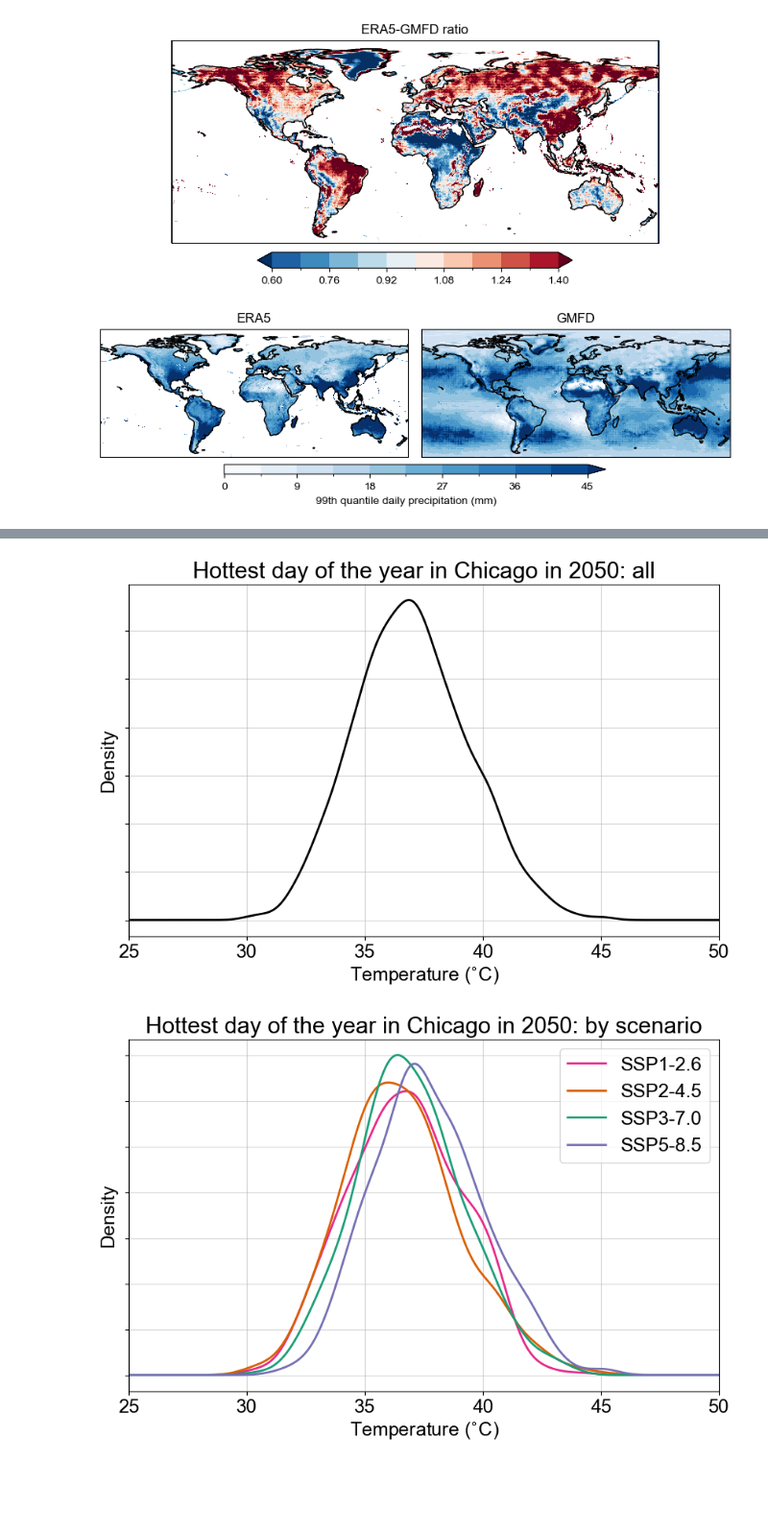
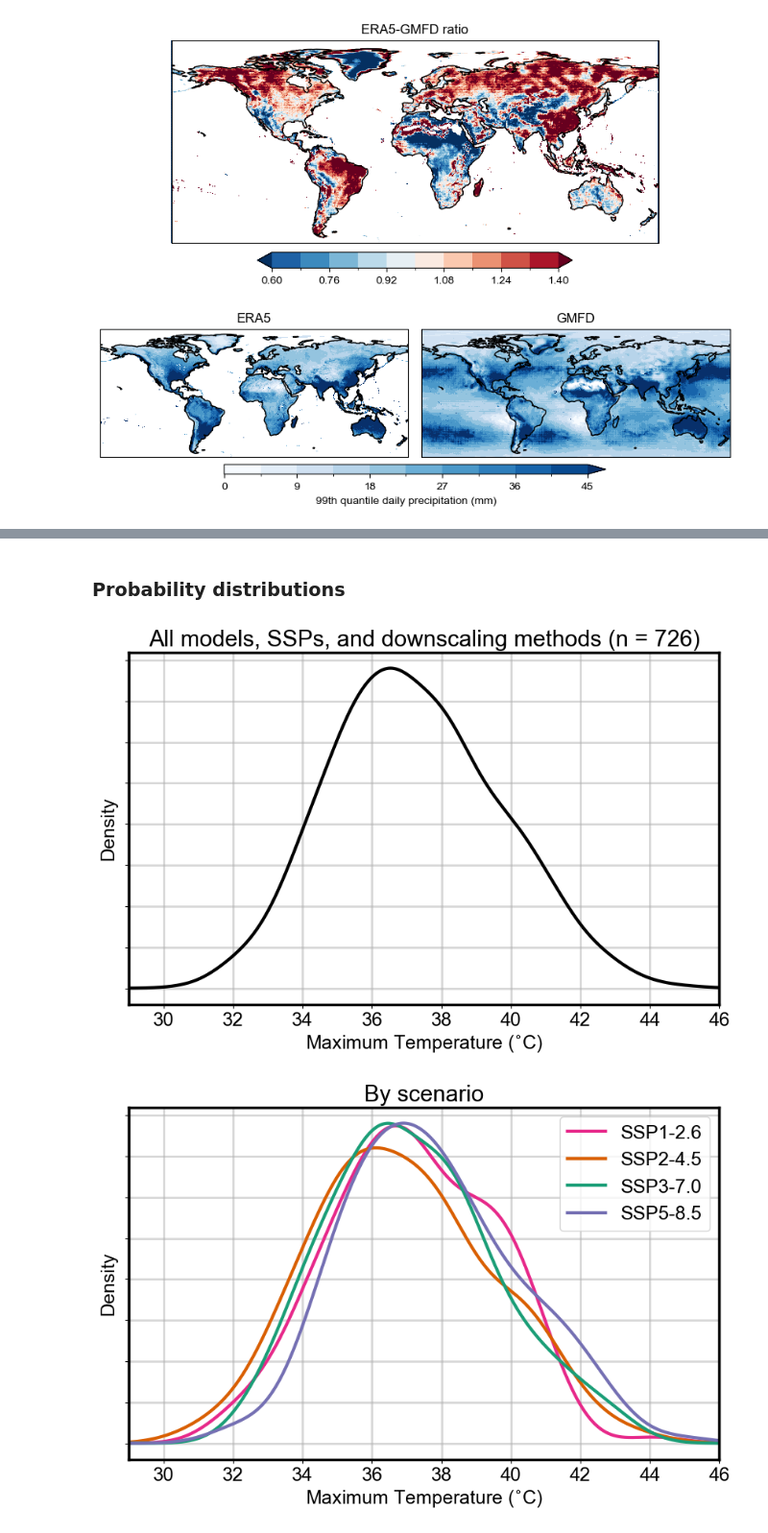
Before and after one commit to david0811/lafferty-sriver_2023_npjCliAtm, a Jupyter notebook: code/06b_supplementary_plots.ipynb, the cells around one changed output, grey strips where cells are left out. Shown at 96% size. Cells and saved outputs as stored; diff of their text form; code cells hidden in the pictures; blank space fills up the shorter version.

```diff
--- a/code/06b_supplementary_plots.ipynb
+++ b/code/06b_supplementary_plots.ipynb
@@ -11,6 +11,7 @@ plt.rcParams['font.family'] = 'sans-serif'
 plt.rcParams['font.sans-serif'] = 'Arial'
 plt.rcParams['font.size'] = 18
 plt.rcParams['pdf.fonttype'] = 42
+plt.rcParams["axes.linewidth"] = 2.50
 
 import cartopy.crs as ccrs
 import regionmask
@@ -442,5 +450,12 @@ def read_and_process(ensemble, path_in, model, metric, submetric, submetric_var,
+# %% [markdown]
+### Probability distributions
 # %%
 # Chicago, IL
 lat, lon = 41.882, -87.628
+
+# Common models
+models = ['CanESM5', 'EC-Earth3', 'GFDL-ESM4', 'MIROC6', 'UKESM1-0-LL']
+
+var_id = 'tasmax'
 # %%
 # Read all combinations
@@ -477,35 +494,47 @@ df_mid = df.query('time >= 2045 and time <= 2055')
 # Raw plot
 fig, ax = plt.subplots(figsize=(10,6))
 
-df_mid['tasmax'].plot.kde(ax=ax, color='black', lw=2)
+df_mid[var_id].plot.kde(ax=ax, color='black', lw=3)
 
-ax.set_title('Hottest day of the year in Chicago in 2050: all')
-ax.set_xlabel('Temperature ($\!^\circ\!$C)')
-ax.set_xlim([25,50])
+ax.set_title('All models, SSPs, and downscaling methods (n = ' + str(len(df_mid)) + ')')
+ax.set_xlabel('Maximum Temperature ($\!^\circ\!$C)')
+ax.set_xlim([29,46])
+# ax.set_xlabel('Precipitation (mm)')
+# ax.set_xlim([0,150])
 ax.set_yticklabels([])
-ax.grid(alpha=0.5)
-plt.savefig('../figs/supplementary/timeseries/Chicago_max_tasmax_raw.png', dpi=600)
+ax.grid(alpha=0.5, lw=2)
+plt.savefig('../figs/supplementary/timeseries/Chicago_max_' + var_id + '_raw.png', dpi=600)
 # %% [output]
-[figure, old version]
+[figure, new version]
 # %%
 # SSP plot
 ssp_color_dict = {'ssp126':'#e7298a', 'ssp245':'#d95f02', 'ssp370':'#1b9e77', 'ssp585':'#7570b3'}
 
 fig, ax = plt.subplots(figsize=(10,6))
 
-df_mid.query('ssp == "ssp126"')['tasmax'].plot.kde(ax=ax, color=ssp_color_dict['ssp126'], label='SSP1-2.6', lw=2)
-df_mid.query('ssp == "ssp245"')['tasmax'].plot.kde(ax=ax, color=ssp_color_dict['ssp245'], label='SSP2-4.5', lw=2)
-df_mid.query('ssp == "ssp370"')['tasmax'].plot.kde(ax=ax, color=ssp_color_dict['ssp370'], label='SSP3-7.0', lw=2)
-df_mid.query('ssp == "ssp585"')['tasmax'].plot.kde(ax=ax, color=ssp_color_dict['ssp585'], label='SSP5-8.5', lw=2)
+df_mid.query('ssp == "ssp126"')[var_id].plot.kde(ax=ax, color=ssp_color_dict['ssp126'],
+                                                   label='SSP1-2.6',
+                                                   lw=3)
+df_mid.query('ssp == "ssp245"')[var_id].plot.kde(ax=ax, color=ssp_color_dict['ssp245'],
+                                                   label='SSP2-4.5',
+                                                   lw=3)
+df_mid.query('ssp == "ssp370"')[var_id].plot.kde(ax=ax, color=ssp_color_dict['ssp370'],
+                                                   label='SSP3-7.0',
+                                                   lw=3)
+df_mid.query('ssp == "ssp585"')[var_id].plot.kde(ax=ax, color=ssp_color_dict['ssp585'],
+                                                   label='SSP5-8.5',
+                                                   lw=3)
 
-ax.set_title('Hottest day of the year in Chicago in 2050: by scenario')
-ax.set_xlabel('Temperature ($\!^\circ\!$C)')
+ax.set_title('By scenario')
+# ax.set_xlabel('Precipitation (mm)')
+# ax.set_xlim([0,150])
+ax.set_xlabel('Maximum Temperature ($\!^\circ\!$C)')
+ax.set_xlim([29,46])
 ax.set_yticklabels([])
-ax.grid(alpha=0.5)
-ax.set_xlim([25,50])
+ax.grid(alpha=0.5, lw=2)
 plt.legend()
-plt.savefig('../figs/supplementary/timeseries/Chicago_max_tasmax_ssp.png', dpi=600)
+plt.savefig('../figs/supplementary/timeseries/Chicago_max_' + var_id + '_ssp.png', dpi=600)
 # %% [output]
-[figure, old version]
+[figure, new version]
 # %%
 # Model plot
```
Also changed, not shown: parts of 15 cells of this notebook.
